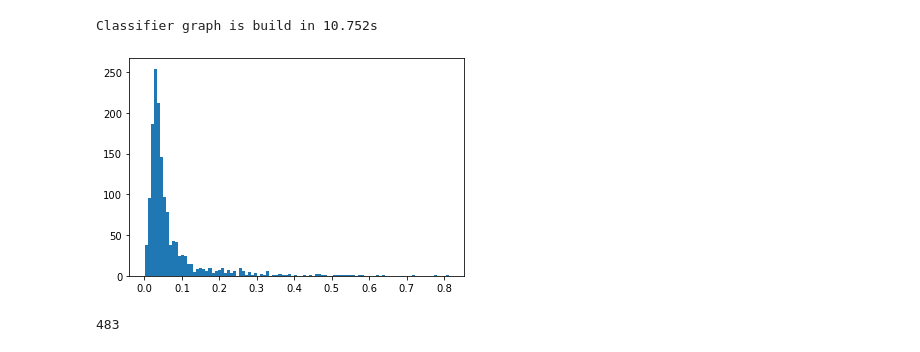
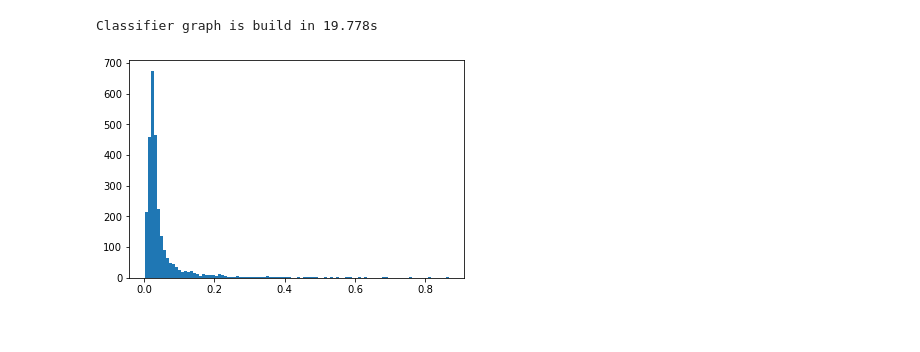
Before and after one commit to IUCVLab/proximity-cut, a Jupyter notebook: notebooks/2D gradient.ipynb, the cells around one changed output. Cells and saved outputs as stored; diff of their text form; code cells hidden in the pictures.

```diff
--- a/notebooks/2D gradient.ipynb
+++ b/notebooks/2D gradient.ipynb
@@ -41,25 +41,20 @@ def plot_potential(mn, mx, f, eps, width=51):
 # %%
 G = NSWClassifier()
 
-N = 2000
+N = 4000
 values = []
 for i in range(N):
     p = np.array([random.random(), random.random()])
     cls = 1 if vector_norm(p - np.array([.5, .5])) < 0.4 else 0
     if random.random() > .97: cls = 1 - cls
     values.append((p, cls))
 
 G.build_navigable_graph(values, attempts=10)
 
-rich_cut = [(e, G.dist(G.nodes[e[0]].value, G.nodes[e[1]].value)) for e in G.cut]
+rich_cut = sorted([(e, G.dist(G.nodes[e[0]].value, G.nodes[e[1]].value)) for e in G.cut], key=lambda v: v[1])
 lengths = [e[1] for e in rich_cut]
 plt.hist(lengths, bins=100)
 plt.show()
 # %% [output]
-Classifier graph is build in 10.752s
+Classifier graph is build in 19.778s
-[figure, old version]
+[figure, new version]
-# %%
-smaller_cut = [e for e in rich_cut if e[1] < .03]
-len(smaller_cut)
-# %% [output]
-483
```
Also changed, not shown: parts of 15 cells of this notebook, 10 other files.
